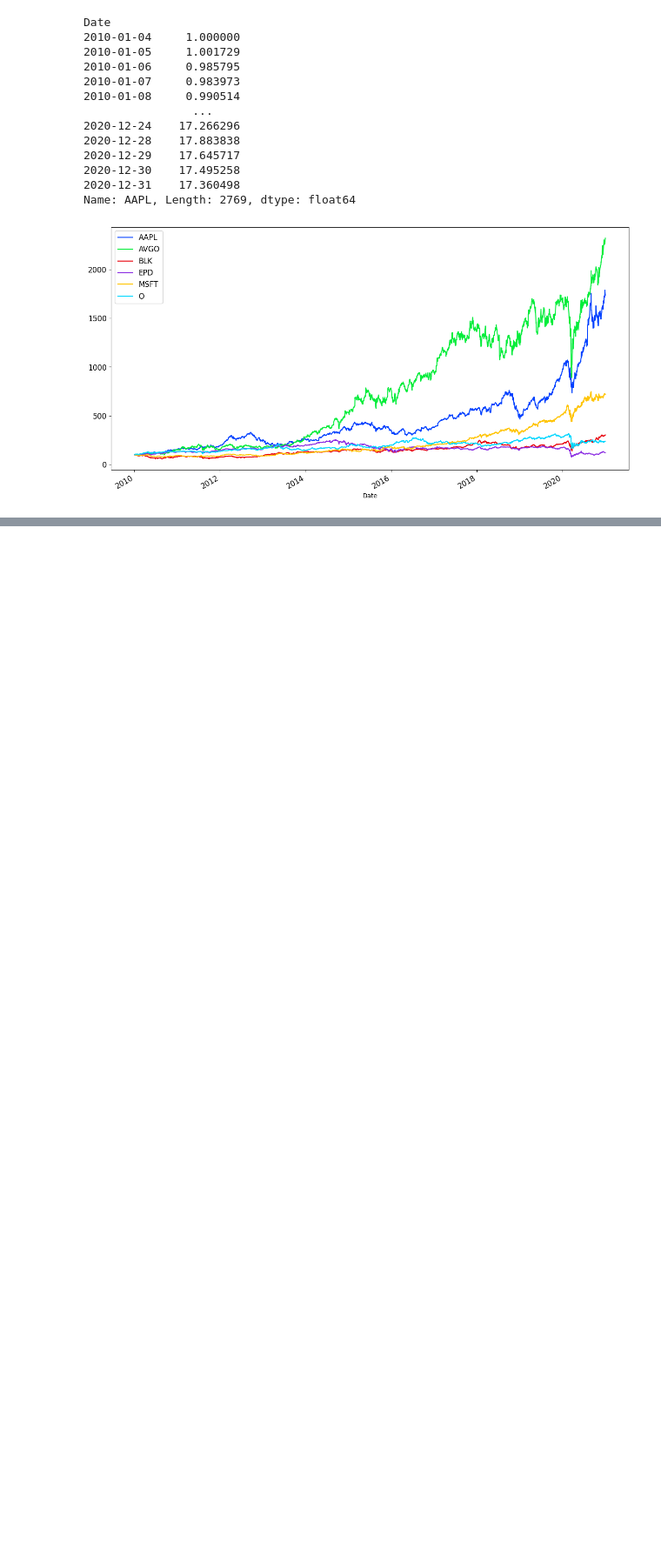
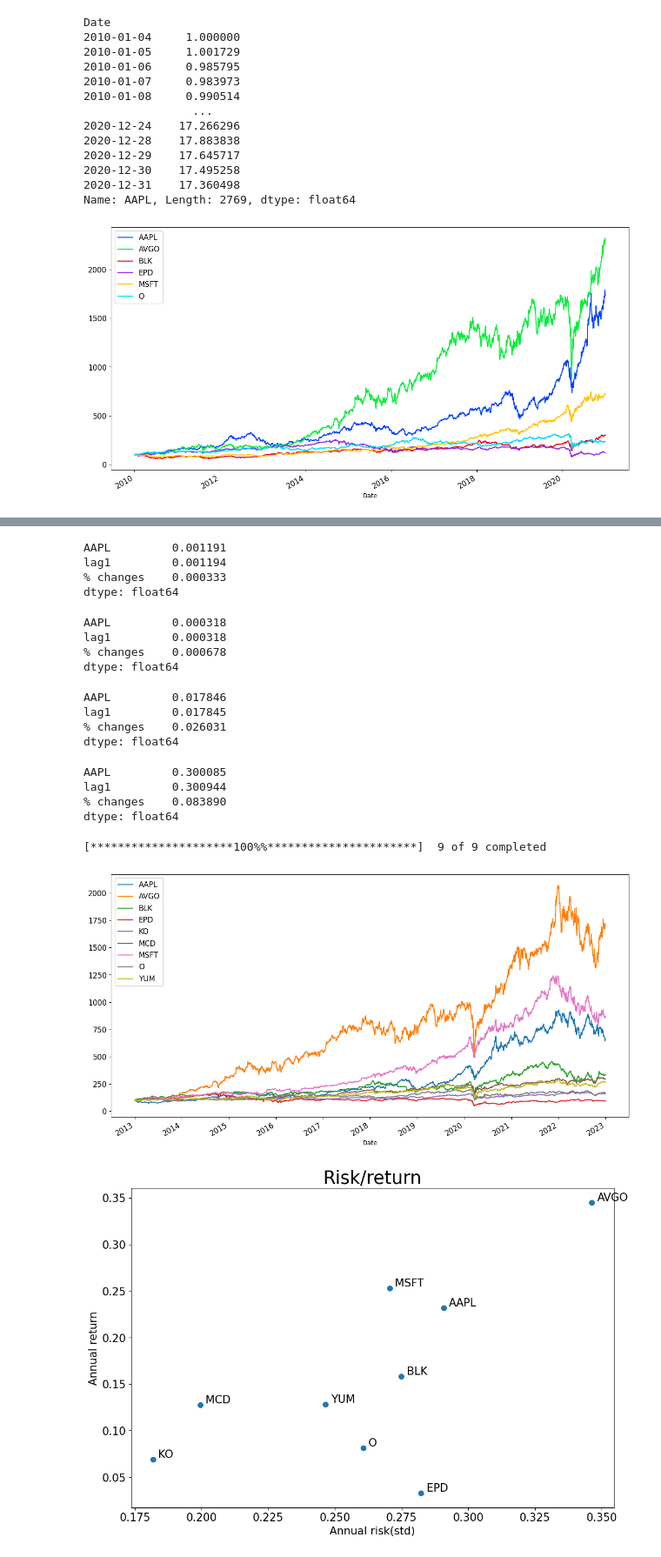
Before and after one commit to aalsaedi265/algo_trade_basic, a Jupyter notebook: algo.ipynb, the cells around one changed output, grey strips where cells are left out. Shown at 87% size. Cells and saved outputs as stored; diff of their text form; code cells hidden in the pictures; blank space fills up the shorter version.

```diff
--- a/algo.ipynb
+++ b/algo.ipynb
@@ -312,0 +437,59 @@ plt.show()
+# %%
+daily_mean_return = ret.mean()
+daily_mean_return
+# %% [output]
+AAPL         0.001191
+lag1         0.001194
+% changes    0.000333
+dtype: float64
+# %%
+var_daily = ret.var()
+var_daily #vraiance which is the risk
+# %% [output]
+AAPL         0.000318
+lag1         0.000318
+% changes    0.000678
+dtype: float64
+# %%
+std_daily = np.sqrt(var_daily)
+std_daily
+# %% [output]
+AAPL         0.017846
+lag1         0.017845
+% changes    0.026031
+dtype: float64
+# %%
+annual_mean_ret = daily_mean_return*252
+annual_mean_ret
+# %% [output]
+AAPL         0.300085
+lag1         0.300944
+% changes    0.083890
+dtype: float64
+# %%
+ticker = ["AVGO", "AAPL", "BLK", "MSFT", "O", "EPD", "YUM","MCD","KO" ]
+stocks = yf.download(ticker, start = "2013-01-01",end ="2023-01-01")
+close=stocks.loc[:,"Close"].copy()
+normclose=close.div(close.iloc[0]).mul(100)
+normclose.plot(figsize=(15,8),fontsize=12)
+plt.legend(fontsize=12)
+plt.show()
+ret=close.pct_change().dropna()
+ret.head()
+ret.describe().T
+summary=ret.describe().T.loc[:,["mean","std"]]
+summary
+summary["mean"]=summary["mean"]*252
+summary["std"]=summary["std"]*np.sqrt(252)
+summary
+summary.plot.scatter(x="std",y="mean",figsize=(12,8),s=50,fontsize=15)
+for i in summary.index:
+    plt.annotate(i,xy=(summary.loc[i,"std"]+0.002,summary.loc[i,"mean"]+0.002),size=15)
+plt.xlabel("Annual risk(std)",fontsize = 15)
+plt.ylabel("Annual return",fontsize = 15)
+plt.title("Risk/return",fontsize=25)
+plt.show()
+# %% [output]
+[*********************100%%**********************]  9 of 9 completed
+[figure, added]
+[figure, added]
```
Also changed, not shown: parts of 35 cells of this notebook.
